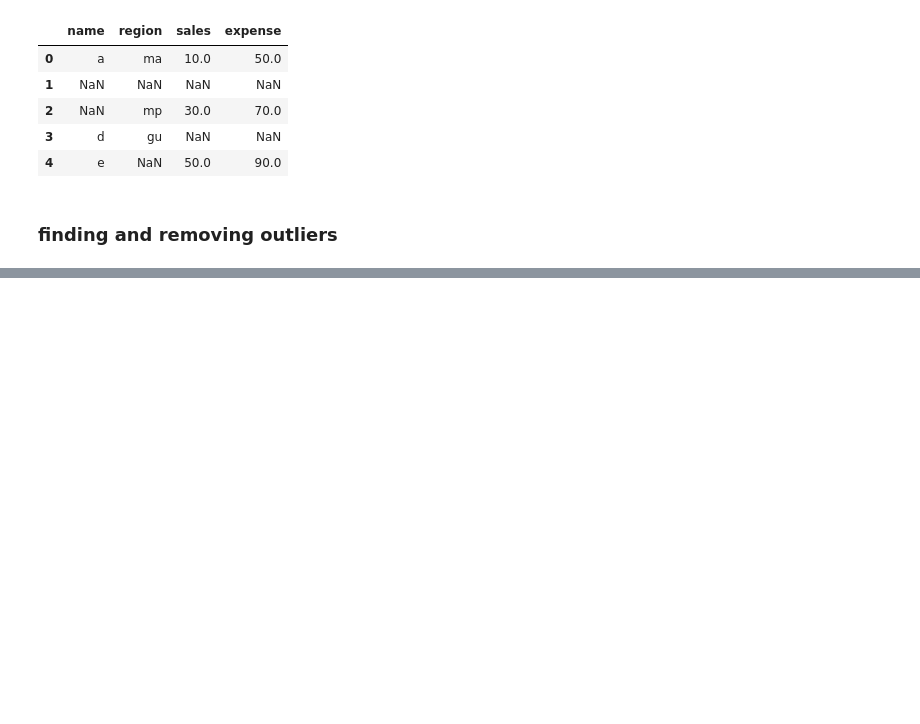
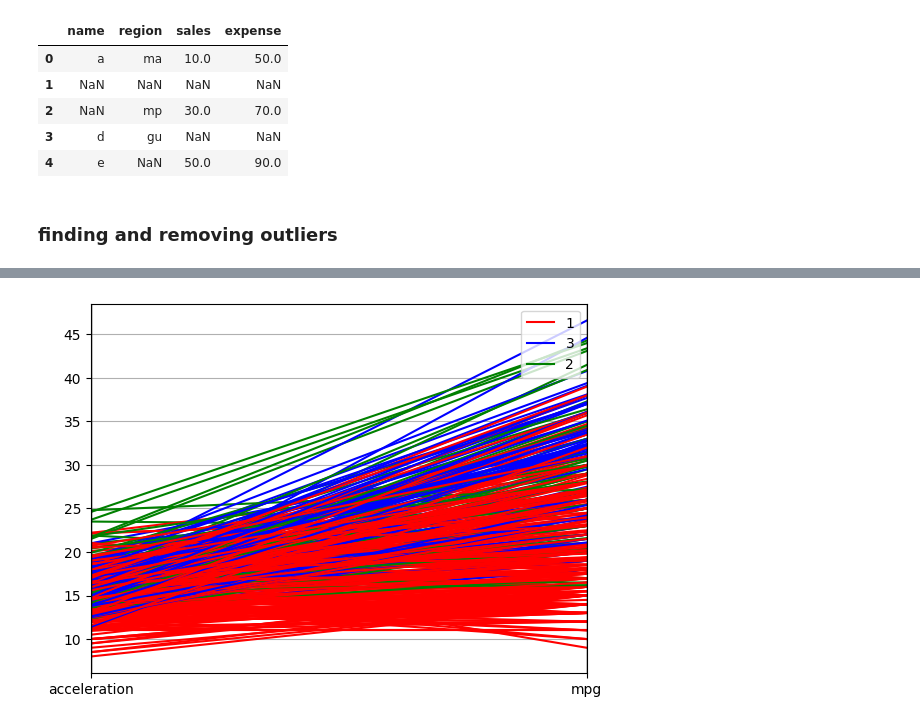
Before and after one commit to happypatel15/python2, a Jupyter notebook: codes/pandas.ipynb, the cells around one changed output, grey strips where cells are left out. Cells and saved outputs as stored; diff of their text form; code cells hidden in the pictures; blank space fills up the shorter version.

```diff
--- a/codes/pandas.ipynb
+++ b/codes/pandas.ipynb
@@ -404,0 +514,8 @@ sales_data.fillna(sales_data['sales'].mode())
+# %%
+import matplotlib.pyplot as plt
+from pandas.plotting import parallel_coordinates
+
+pll = parallel_coordinates(datasets,'origin',cols=['acceleration','mpg'],color=('red','blue','green','yellow','orange'))
+plt.show()
+# %% [output]
+[figure, added]
```
Also changed, not shown: parts of 13 cells of this notebook.
